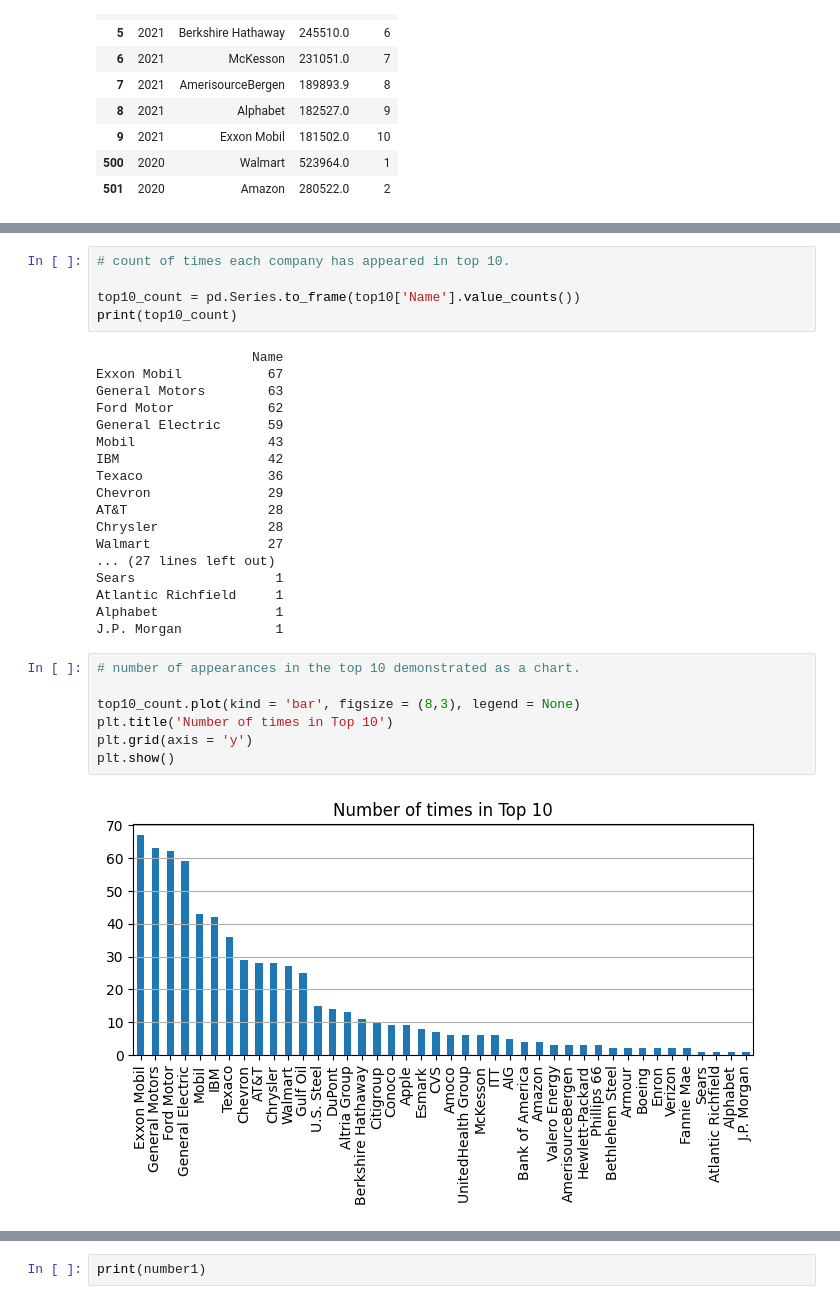
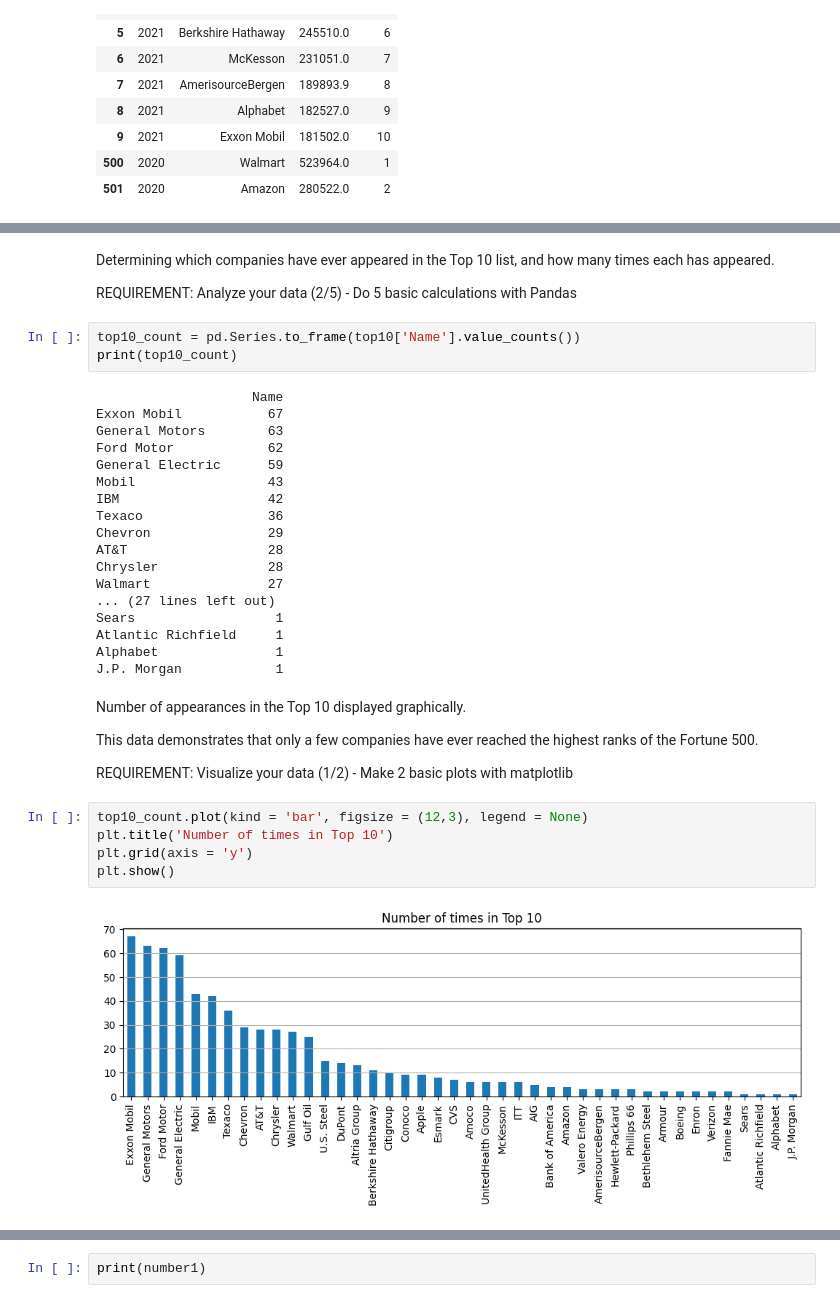
Before and after one commit to AdamSCohen/Fortune500History, a Jupyter notebook: main.ipynb, the cells around one changed output, grey strips where cells are left out. Drawn from its saved outputs; the diff is of its cells as text.

```diff
--- a/main.ipynb
+++ b/main.ipynb
@@ -63,6 +114,8 @@ top10.head(12)
+# %% [markdown]
+Determining which companies have ever appeared in the Top 10 list, and how many times each has appeared.
+
+REQUIREMENT: Analyze your data (2/5) - Do 5 basic calculations with Pandas
 # %%
-# count of times each company has appeared in top 10.
-
 top10_count = pd.Series.to_frame(top10['Name'].value_counts())
 print(top10_count)
 # %% [output]
@@ -83,12 +136,17 @@ Sears                  1
 Atlantic Richfield     1
 Alphabet               1
 J.P. Morgan            1
+# %% [markdown]
+Number of appearances in the Top 10 displayed graphically.
+
+This data demonstrates that only a few companies have ever reached the highest ranks of the Fortune 500.
+
+REQUIREMENT: Visualize your data (1/2) - Make 2 basic plots with
+matplotlib
 # %%
-# number of appearances in the top 10 demonstrated as a chart.
-
-top10_count.plot(kind = 'bar', figsize = (8,3), legend = None)
+top10_count.plot(kind = 'bar', figsize = (12,3), legend = None)
 plt.title('Number of times in Top 10')
 plt.grid(axis = 'y')
 plt.show()
 # %% [output]
-[figure, old version]
+[figure, new version]
```
Also changed, not shown: parts of 42 cells of this notebook.
